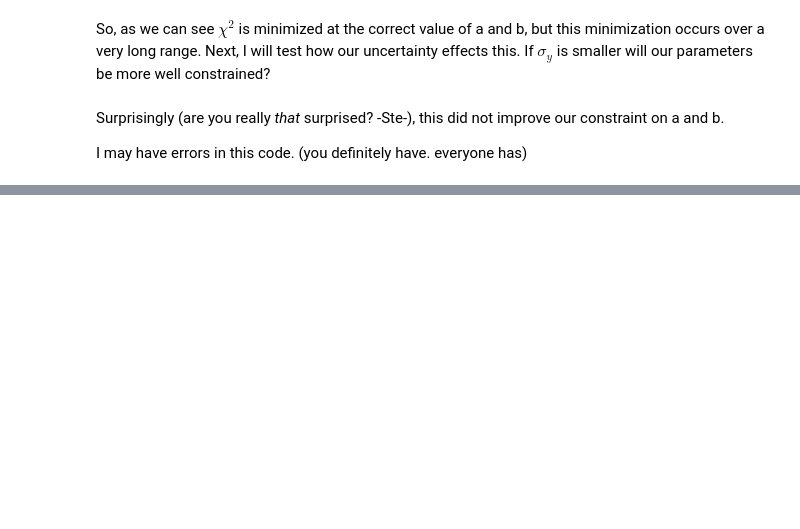
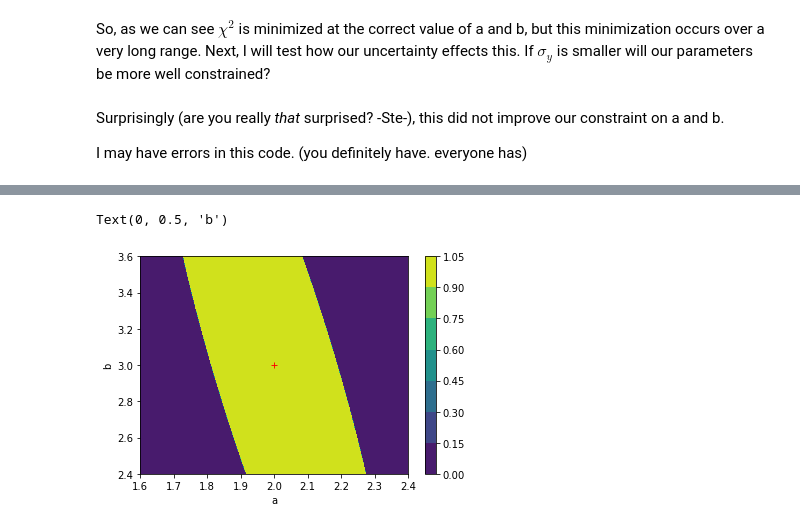
Before and after one commit to phiamorton/BayesExercises, a Jupyter notebook: Data Analysis Bayesian Tutorial.ipynb, the cells around one changed output, grey strips where cells are left out. Saved outputs shown, nothing was run; the diff lists cells and outputs as text; code cells hidden in the pictures; blank space fills up the shorter version.

```diff
--- a/Data Analysis Bayesian Tutorial.ipynb
+++ b/Data Analysis Bayesian Tutorial.ipynb
@@ -183,0 +192,5 @@ print(levelval)
+# %%
+levelval=(FHFL(np.log(chi2vals.reshape(aa.shape)),[0.9]))
+print(levelval)
+levelval=(levelval[0])
+print(levelval)
@@ -183,0 +200,7 @@ print(levelval)
+# %%
+#print(chi2vals.reshape(aa.shape))
+chi2matrix=chi2vals.copy()
+chi2matrix=chi2matrix.reshape(aa.shape)
+print(chi2matrix)
+# print(len(chi2matrix[:,0]))
+# print(aa.shape)
@@ -183,0 +221,29 @@ print(levelval)
+# %%
+
+
+def selectrange(matrix1):
+    matrix=np.log(matrix1.copy())
+    for j in range(len(matrix[:,0])):
+        for k in range(len(matrix[0,:])):
+            if matrix[j][k]<=levelval:
+                matrix[j][k]=1
+                #print(j,k)
+            else:
+                matrix[j][k]=0
+    return matrix
+
+curvematrix=selectrange(chi2matrix)
+
+curve90=plt.contourf(aa,bb, curvematrix)
+plt.colorbar(curve90)
+#plt.legend()
+plt.scatter(a,b, marker='+', c='r', lw = 0.9)
+plt.xlabel("a")
+plt.ylabel("b")
+#plt.colorbar(cp)
+
+
+#print(chi2matrix,"and", curvematrix)
+# %% [output]
+Text(0, 0.5, 'b')
+[figure, added]
```
Also changed, not shown: parts of 10 cells of this notebook.
